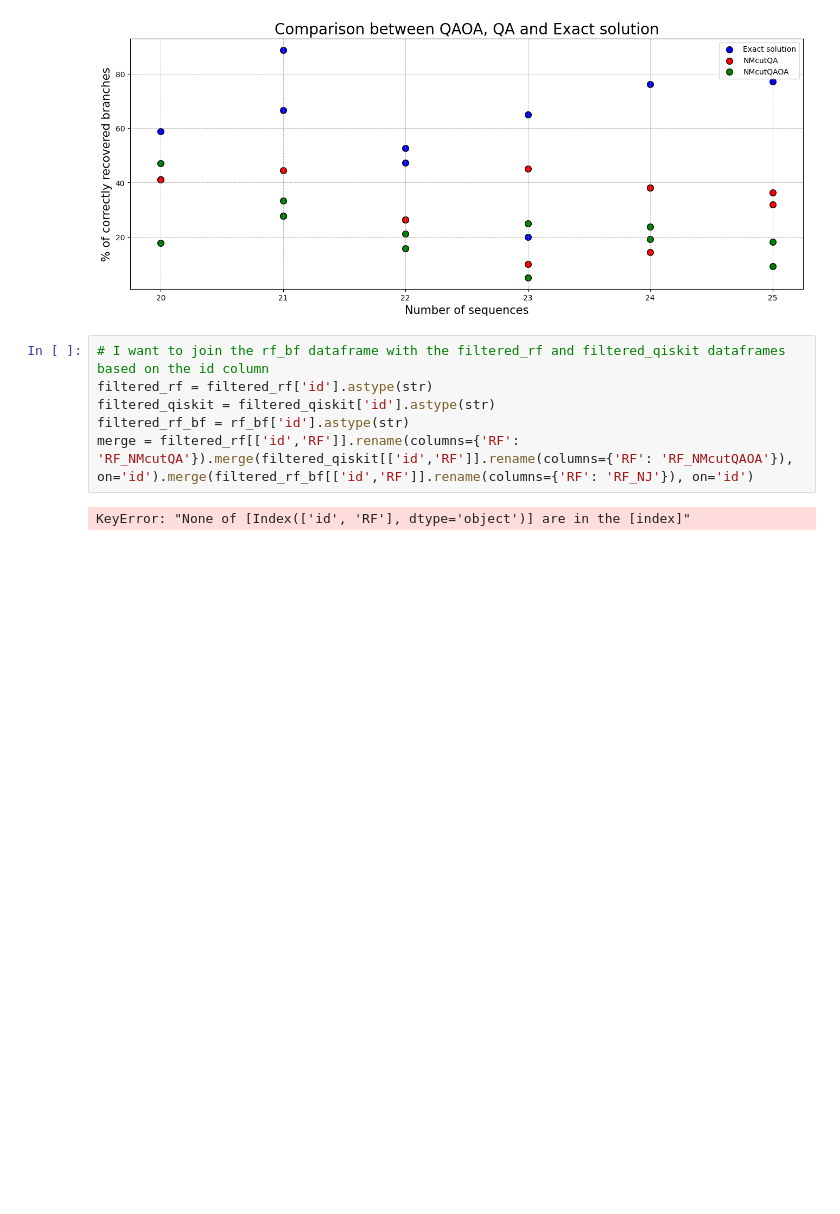
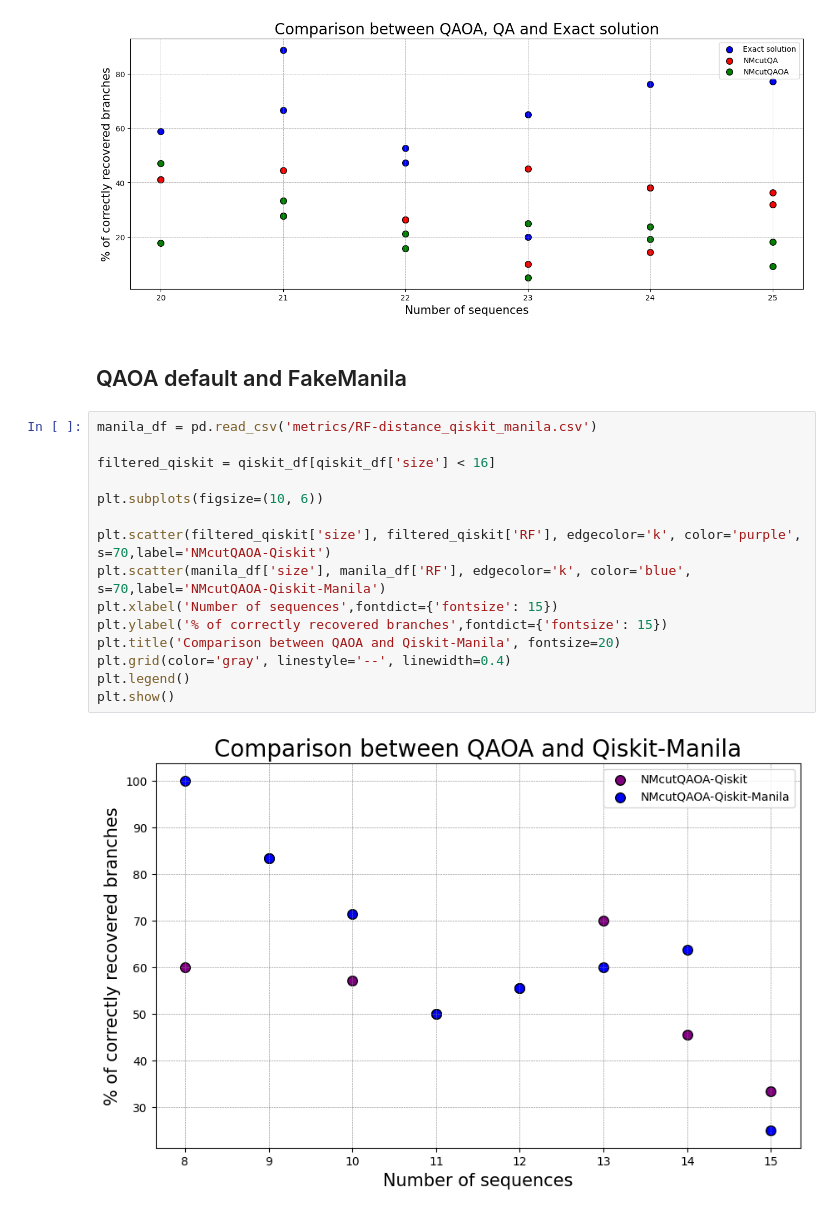
Before and after one commit to Nicofero/PhyloTree_ReConst, a Jupyter notebook: metrics_study.ipynb, the cells around one changed output. Cells and saved outputs as stored; diff of their text form; blank space fills up the shorter version.

```diff
--- a/metrics_study.ipynb
+++ b/metrics_study.ipynb
@@ -684,11 +684,22 @@ plt.legend()
 plt.show()
 # %% [output]
 [figure]
-# %%
-# I want to join the rf_bf dataframe with the filtered_rf and filtered_qiskit dataframes based on the id column
-filtered_rf = filtered_rf['id'].astype(str)
-filtered_qiskit = filtered_qiskit['id'].astype(str)
-filtered_rf_bf = rf_bf['id'].astype(str)
-merge = filtered_rf[['id','RF']].rename(columns={'RF': 'RF_NMcutQA'}).merge(filtered_qiskit[['id','RF']].rename(columns={'RF': 'RF_NMcutQAOA'}), on='id').merge(filtered_rf_bf[['id','RF']].rename(columns={'RF': 'RF_NJ'}), on='id')
-# %% [output]
-KeyError: "None of [Index(['id', 'RF'], dtype='object')] are in the [index]"
+# %% [markdown]
+## QAOA default and FakeManila
+# %%
+manila_df = pd.read_csv('metrics/RF-distance_qiskit_manila.csv')
+
+filtered_qiskit = qiskit_df[qiskit_df['size'] < 16]
+
+plt.subplots(figsize=(10, 6))
+
+plt.scatter(filtered_qiskit['size'], filtered_qiskit['RF'], edgecolor='k', color='purple', s=70,label='NMcutQAOA-Qiskit')
+plt.scatter(manila_df['size'], manila_df['RF'], edgecolor='k', color='blue', s=70,label='NMcutQAOA-Qiskit-Manila')
+plt.xlabel('Number of sequences',fontdict={'fontsize': 15})
+plt.ylabel('% of correctly recovered branches',fontdict={'fontsize': 15})
+plt.title('Comparison between QAOA and Qiskit-Manila', fontsize=20)
+plt.grid(color='gray', linestyle='--', linewidth=0.4)
+plt.legend()
+plt.show()
+# %% [output]
+[figure, added]
```
Also changed, not shown: 12 other files.
